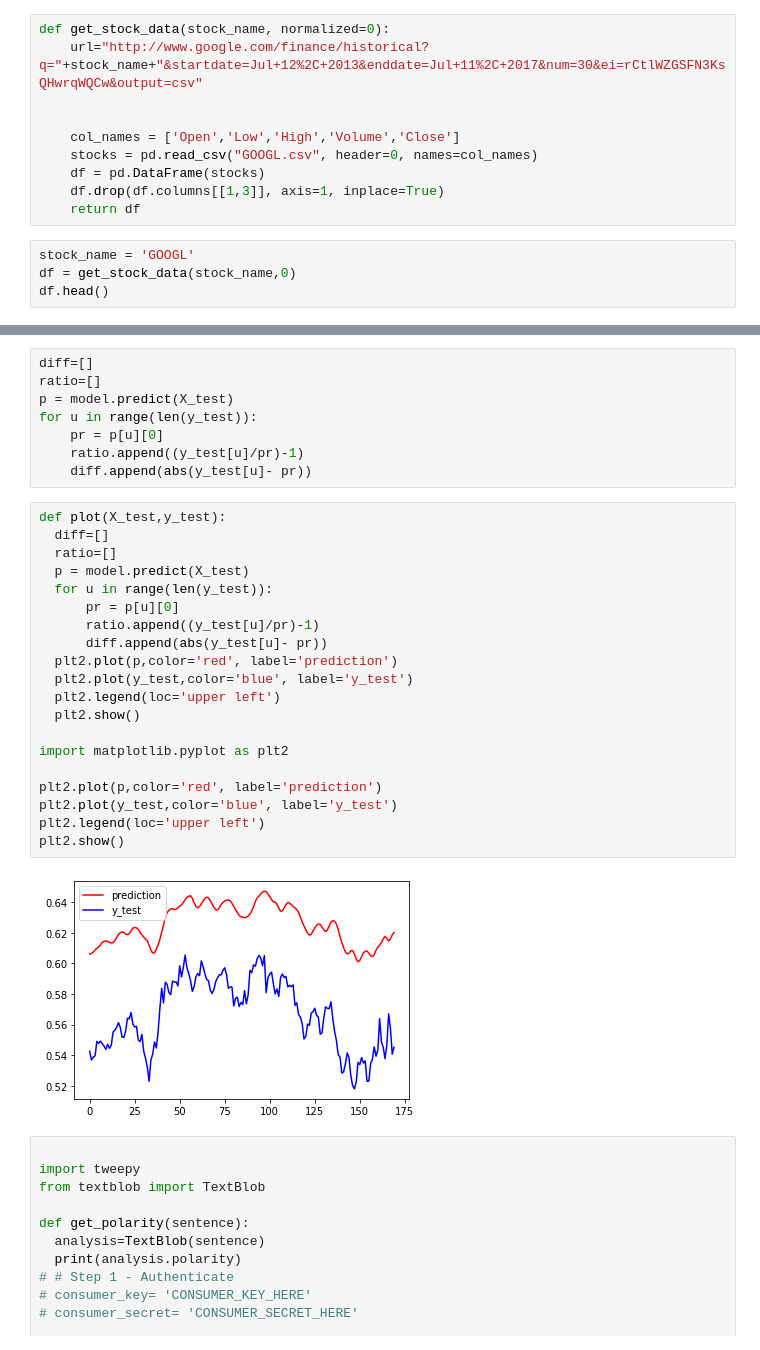
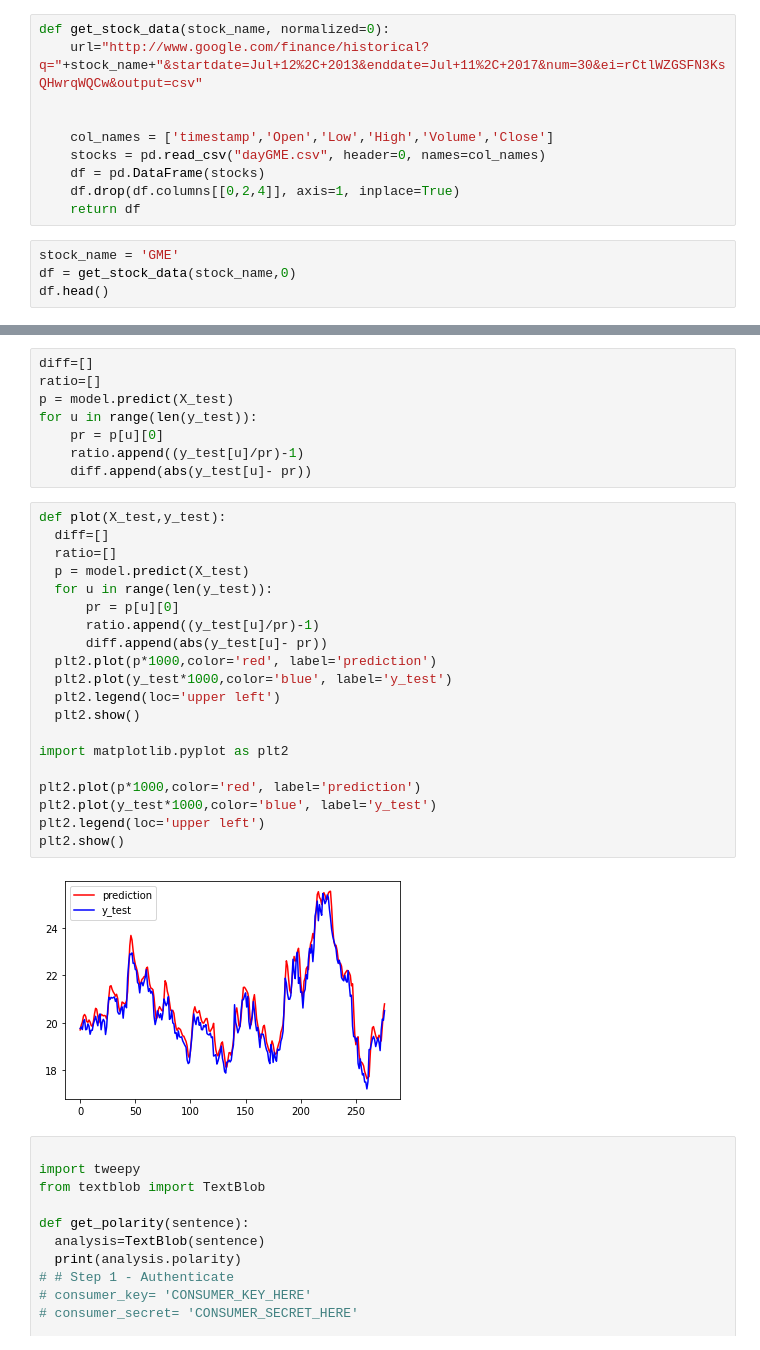
Before and after one commit to ankitstar01/DeepLearning, a Jupyter notebook: StockPrice.ipynb, the cells around one changed output, grey strips where cells are left out. Cells and saved outputs as stored; diff of their text form.

```diff
--- a/StockPrice.ipynb
+++ b/StockPrice.ipynb
@@ -20,13 +20,13 @@ def get_stock_data(stock_name, normalized=0):
     url="http://www.google.com/finance/historical?q="+stock_name+"&startdate=Jul+12%2C+2013&enddate=Jul+11%2C+2017&num=30&ei=rCtlWZGSFN3KsQHwrqWQCw&output=csv"
 
 
-    col_names = ['Open','Low','High','Volume','Close']
-    stocks = pd.read_csv("GOOGL.csv", header=0, names=col_names)
+    col_names = ['timestamp','Open','Low','High','Volume','Close']
+    stocks = pd.read_csv("dayGME.csv", header=0, names=col_names)
     df = pd.DataFrame(stocks)
-    df.drop(df.columns[[1,3]], axis=1, inplace=True)
+    df.drop(df.columns[[0,2,4]], axis=1, inplace=True)
     return df
 # %%
-stock_name = 'GOOGL'
+stock_name = 'GME'
 df = get_stock_data(stock_name,0)
 df.head()
 # %% [output]
@@ -158,25 +157,25 @@ for u in range(len(y_test)):
 # %%
 def plot(X_test,y_test):
   diff=[]
   ratio=[]
   p = model.predict(X_test)
   for u in range(len(y_test)):
       pr = p[u][0]
       ratio.append((y_test[u]/pr)-1)
       diff.append(abs(y_test[u]- pr))
-  plt2.plot(p,color='red', label='prediction')
-  plt2.plot(y_test,color='blue', label='y_test')
+  plt2.plot(p*1000,color='red', label='prediction')
+  plt2.plot(y_test*1000,color='blue', label='y_test')
   plt2.legend(loc='upper left')
   plt2.show()
 
 import matplotlib.pyplot as plt2
 
-plt2.plot(p,color='red', label='prediction')
-plt2.plot(y_test,color='blue', label='y_test')
+plt2.plot(p*1000,color='red', label='prediction')
+plt2.plot(y_test*1000,color='blue', label='y_test')
 plt2.legend(loc='upper left')
 plt2.show()
 # %% [output]
-[figure, old version]
+[figure, new version]
 # %%
 
 import tweepy
```
Also changed, not shown: parts of 4 cells of this notebook.
